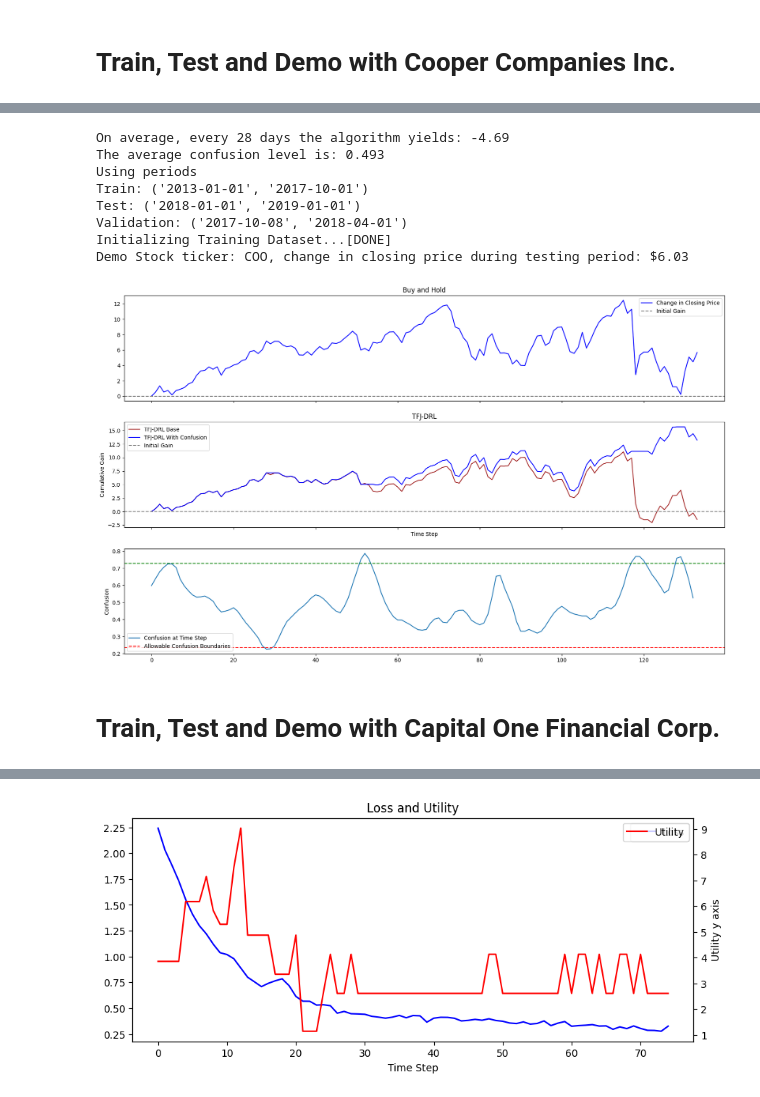
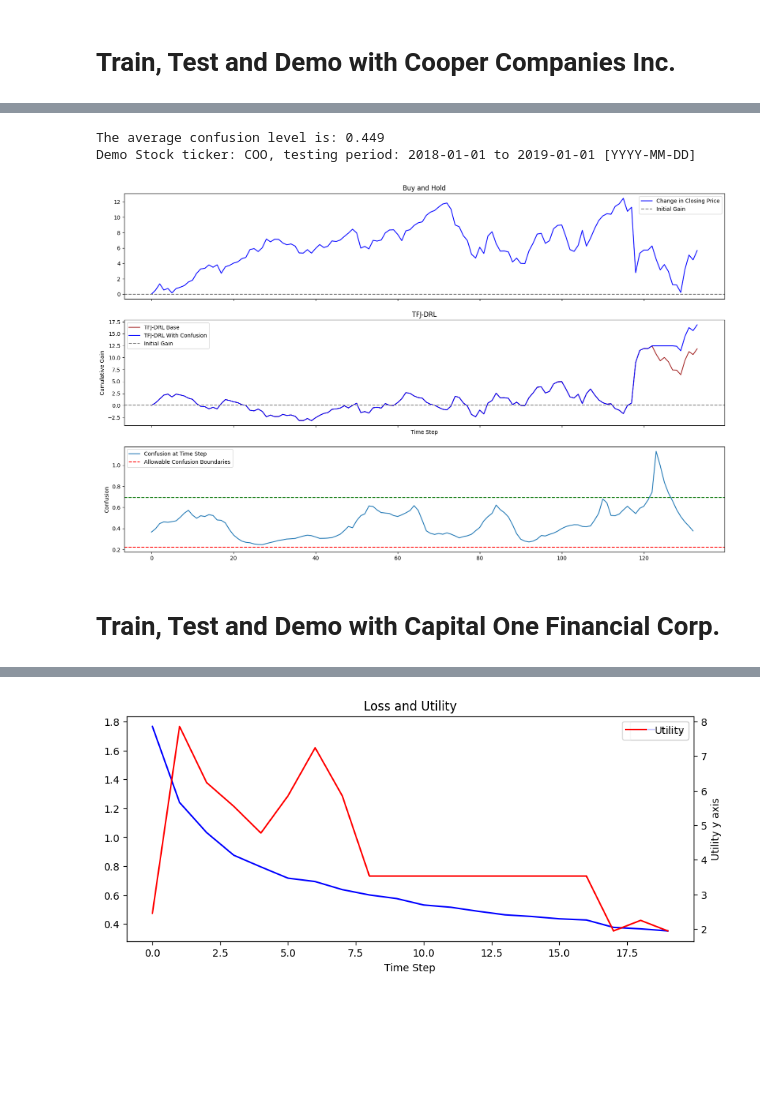
Before and after one commit to JackBosco/TFJ-DRL-update1, a Jupyter notebook: notebooks/confusion_posthoc.ipynb, the cells around one changed output, grey strips where cells are left out. Cells and saved outputs as stored; diff of their text form; code cells hidden in the pictures; blank space fills up the shorter version.

```diff
--- a/notebooks/confusion_posthoc.ipynb
+++ b/notebooks/confusion_posthoc.ipynb
@@ -38,7 +37,7 @@ else:
     DEVICE = torch.device('cpu')
 
 WINDOW = 28
-NAME = "conf_posthoc_"
+NAME = "conf_posthoc_2_"
 ENV_SIZE = 128
 DEVICE
 # %% [output]
@@ -119,7 +118,6 @@ class AutoEncoder(nn.Module):
            nn.Linear(16, 2)
         )
 
-
         self.decoder = nn.Sequential(
            nn.Linear(2, 16),
            nn.LeakyReLU(),
@@ -131,10 +129,11 @@ class AutoEncoder(nn.Module):
 
         self.env_size = env_size
         self.window = window
-
+        self.norm = nn.LayerNorm(normalized_shape=[env_size*window])
     def forward(self, x):
         bsize = x.shape[0]
         x = x.flatten(start_dim=1)
+        x = self.norm(x)
         hidden = self.encoder(x)
         output = self.decoder(hidden)
         output = output.reshape(bsize, self.window, self.env_size)
@@ -514,9 +270,9 @@ train_iter, val_iter, test_iter = DataIterGen_V2(0, stockList1, demo=False, wind
 # Training for COO
 os.makedirs('./model_weights', exist_ok=True)
 TFJDRLconf_COO = full_monty(device=DEVICE, window=WINDOW, env_size=ENV_SIZE)
-MAX_EPOCH = 25
-optim1 = optim.Adam(TFJDRLconf_COO.parameters(),            lr=0.0001, weight_decay=0.01)
-optim2 = optim.Adam(TFJDRLconf_COO.conf_net.parameters(),   lr=0.0025, weight_decay=0.01)
+MAX_EPOCH = 20
+optim1 = optim.Adam(TFJDRLconf_COO.parameters(),            lr=0.00005, weight_decay=0.01, eps=4e-6)
+optim2 = optim.Adam(TFJDRLconf_COO.conf_net.parameters(),   lr=0.0001)
 
 loss, conf_lst=train(train_iter, val_iter, net=TFJDRLconf_COO,
                 optimizer1=optim1, optimizer2=optim2, device=DEVICE, num_epoch=MAX_EPOCH,
@@ -543,23 +298,15 @@ Epoch 24, training loss: 0.65, val utility: 0.74, confusion: 0.546
 # %%
 avgReturn, avgConf=test(net=TFJDRLconf_COO, test_iter=test_iter, device=DEVICE, epoch=MAX_EPOCH, name=NAME+'COO')
-print(f'On average, every {WINDOW} days the algorithm yields: {avgReturn:.2f}' )
 print(f'The average confusion level is: {avgConf:.3f}')
 demo_iter = DataIterGen_V2(0, stockList1, demo=True, window=WINDOW)
 # compute bounds for confusion heuristic
-conf_bounds_COO=np.quantile(conf_lst, (.075, .75))
+conf_bounds_COO = np.quantile(conf_lst, (.1, .80))
 test_result, conf, stock_change, baseReturn = demo(net=TFJDRLconf_COO, demo_iter=demo_iter, device=DEVICE, epoch=MAX_EPOCH , name=NAME+'COO', conf_bounds=conf_bounds_COO)
-#baseReturn, _, _ = demo_conf_noheur(net=TFJDRLconf_COO, demo_iter=demo_iter, device=DEVICE, epoch=MAX_EPOCH, name=NAME+'COO')
-show_demo(result=test_result, stock_change=stock_change, baseline=baseReturn, conf_list=conf, conf_bounds=conf_bounds_COO)
+fig, ax = show_demo(result=test_result, stock_change=stock_change, baseline=baseReturn, conf_list=conf, conf_bounds=conf_bounds_COO)
 # %% [output]
-On average, every 28 days the algorithm yields: -4.69
-The average confusion level is: 0.493
-Using periods
-Train: ('2013-01-01', '2017-10-01')
-Test: ('2018-01-01', '2019-01-01')
-Validation: ('2017-10-08', '2018-04-01')
-Initializing Training Dataset...[DONE]
-Demo Stock ticker: COO, change in closing price during testing period: $6.03
+The average confusion level is: 0.449
+Demo Stock ticker: COO, testing period: 2018-01-01 to 2019-01-01 [YYYY-MM-DD]
-[figure, old version]
+[figure, new version]
 # %% [markdown]
 # Train, Test and Demo with Capital One Financial Corp.
 # %%
@@ -569,8 +316,8 @@ train_iter, val_iter, test_iter = DataIterGen_V2(1, stockList1, demo=False, wind
 # Training for COF
 os.makedirs('./model_weights', exist_ok=True)
 TFJDRLconf_COF = full_monty(device=DEVICE, window=WINDOW, env_size=ENV_SIZE)
-optim1 = optim.Adam(TFJDRLconf_COF.parameters(),            lr=0.0001, weight_decay=0.01)
-optim2 = optim.Adam(TFJDRLconf_COF.conf_net.parameters(),   lr=0.025, weight_decay=0.01)
+optim1 = optim.Adam(TFJDRLconf_COF.parameters(),            lr=0.00005, weight_decay=0.01, eps=4e-6)
+optim2 = optim.Adam(TFJDRLconf_COF.conf_net.parameters(),   lr=0.0001)
 loss, conf_data_COF=train(train_iter, val_iter, net=TFJDRLconf_COF,
                 optimizer1=optim1, optimizer2=optim2, device=DEVICE, num_epoch=MAX_EPOCH,
                 name=NAME+'COF')
@@ -595,4 +342,4 @@ Epoch 74, training loss: 0.33, val utility: 2.61, confusion: 1.019
-[figure, old version]
+[figure, new version]
 # %%
 TFJDRLconf_COF.eval()
 avgReturn, avgConf=test(net=TFJDRLconf_COF, test_iter=test_iter, device=DEVICE, epoch=MAX_EPOCH, name=NAME+'COF')
```
Also changed, not shown: parts of 16 cells of this notebook, 4 other files.
